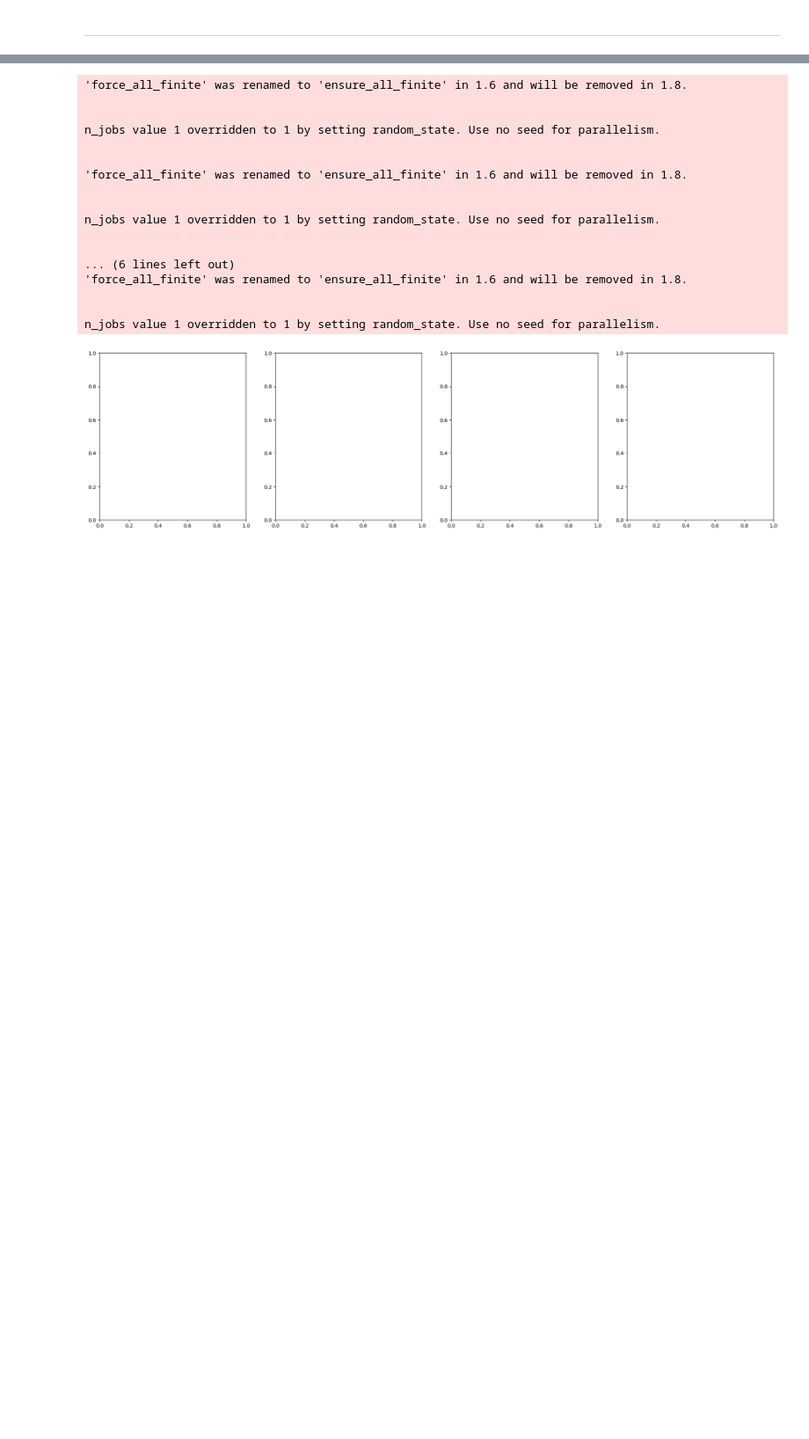
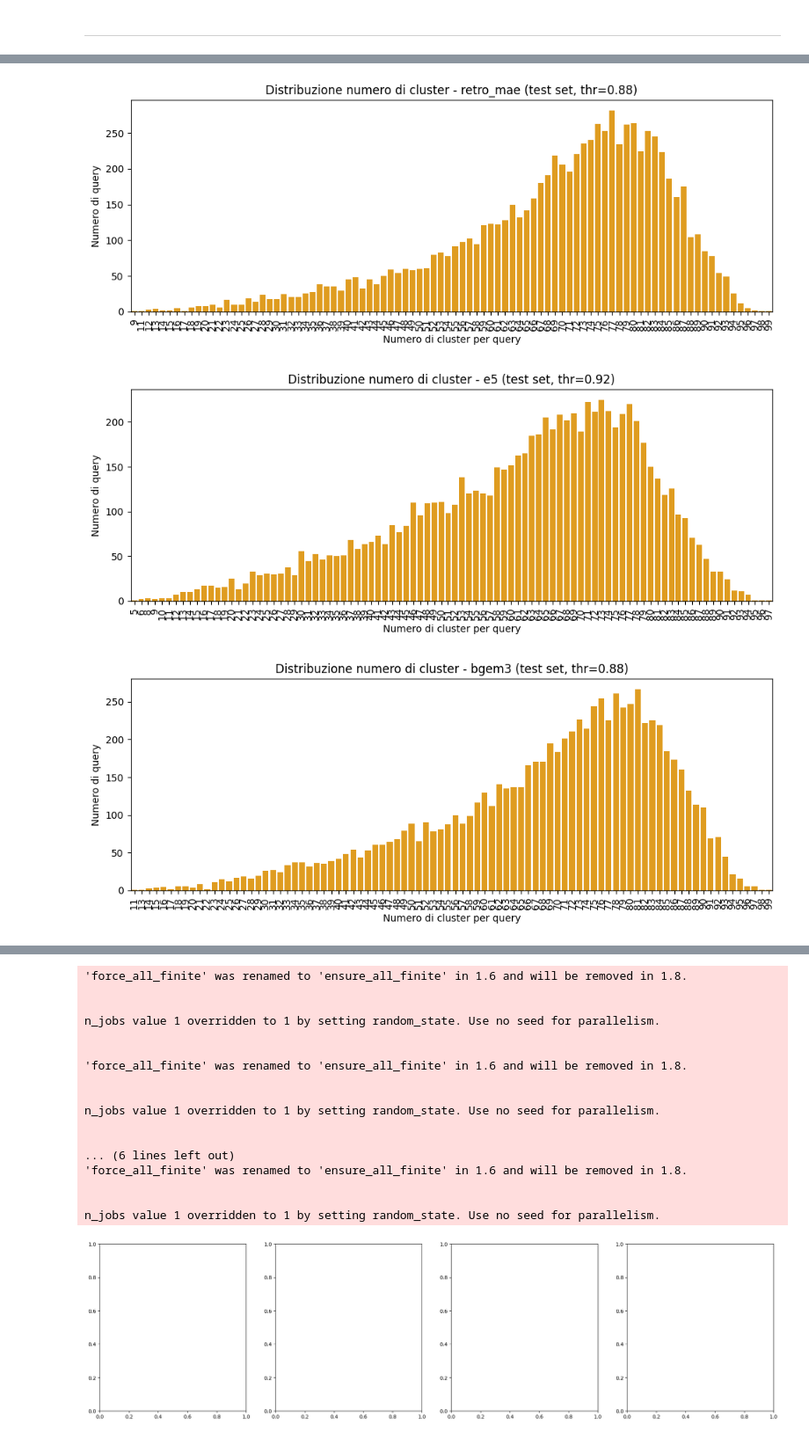
Before and after one commit to NamaWho/novelty-reranking-rag, a Jupyter notebook: rq1.ipynb, the cells around one changed output, grey strips where cells are left out. Shown at 88% size. Saved outputs shown, nothing was run; the diff lists cells and outputs as text; code cells hidden in the pictures; blank space fills up the shorter version.

```diff
--- a/rq1.ipynb
+++ b/rq1.ipynb
@@ -317,0 +363,25 @@ Run files saved for all encoders with best thresholds.
+# %%
+def plot_encoder_cluster_distribution(encoder, qids, set_name="test"):
+    thr = best_thresholds[encoder]
+    n_clusters_list = []
+    for qid in qids:
+        labels = all_clusters[encoder][thr][qid]
+        n_clusters = len(set(labels))
+        n_clusters_list.append(n_clusters)
+    plt.figure(figsize=(10,4))
+    sns.countplot(x=n_clusters_list, color='orange')
+    plt.xlabel('Numero di cluster per query')
+    plt.ylabel('Numero di query')
+    plt.title(f'Distribuzione numero di cluster - {encoder} ({set_name} set, thr={thr})')
+    plt.xticks(rotation=90)
+    plt.tight_layout()
+    plt.show()
+
+# Esempio di uso:
+# plot_encoder_cluster_distribution("retro_mae", dev_qids, "dev")
+for encoder in ['retro_mae', 'e5', 'bgem3', 'st']:
+    plot_encoder_cluster_distribution(encoder, test_qids, "test")
+# %% [output]
+[figure, added]
+[figure, added]
+[figure, added]
```
Also changed, not shown: parts of 8 cells of this notebook.
